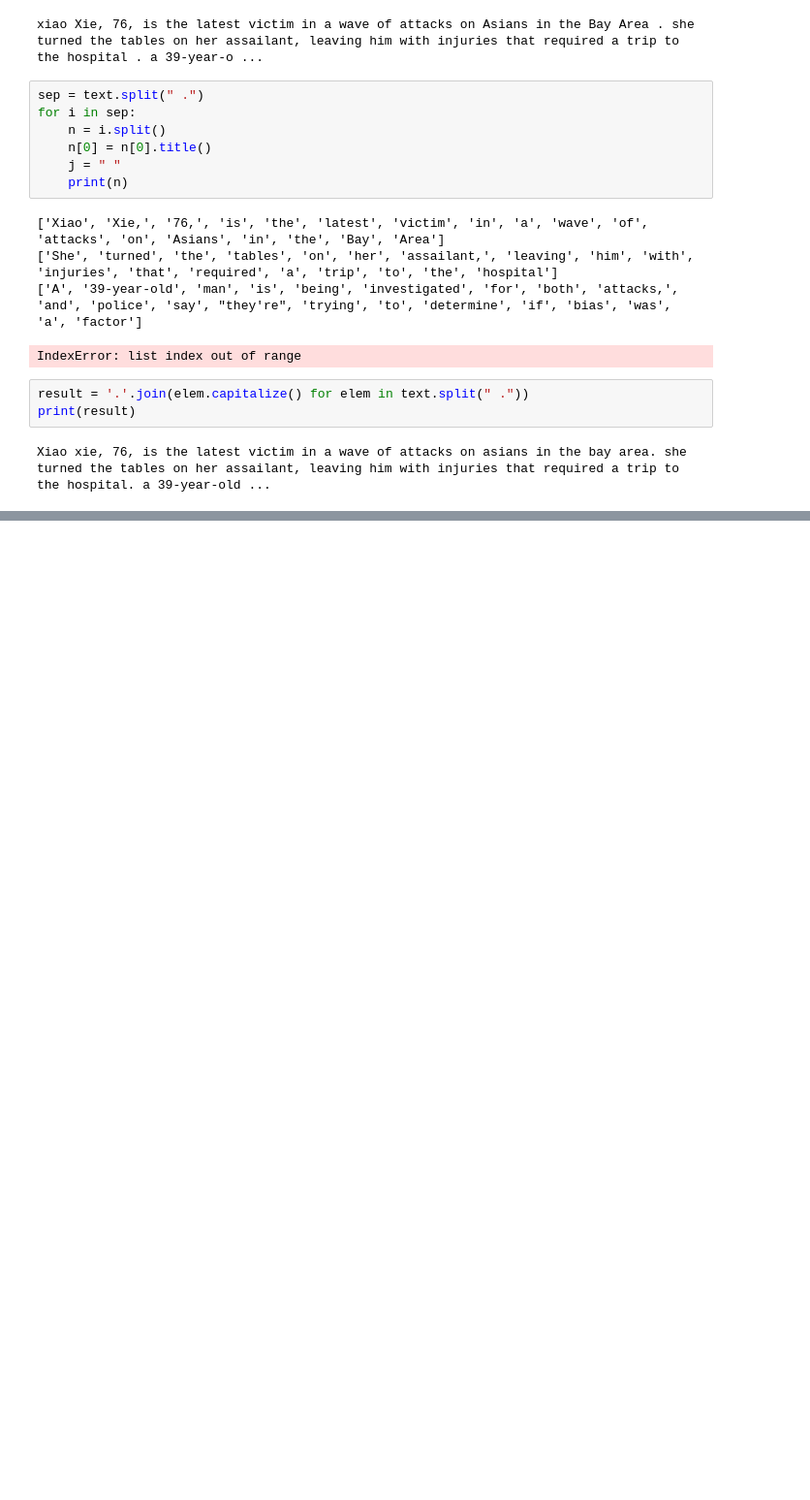
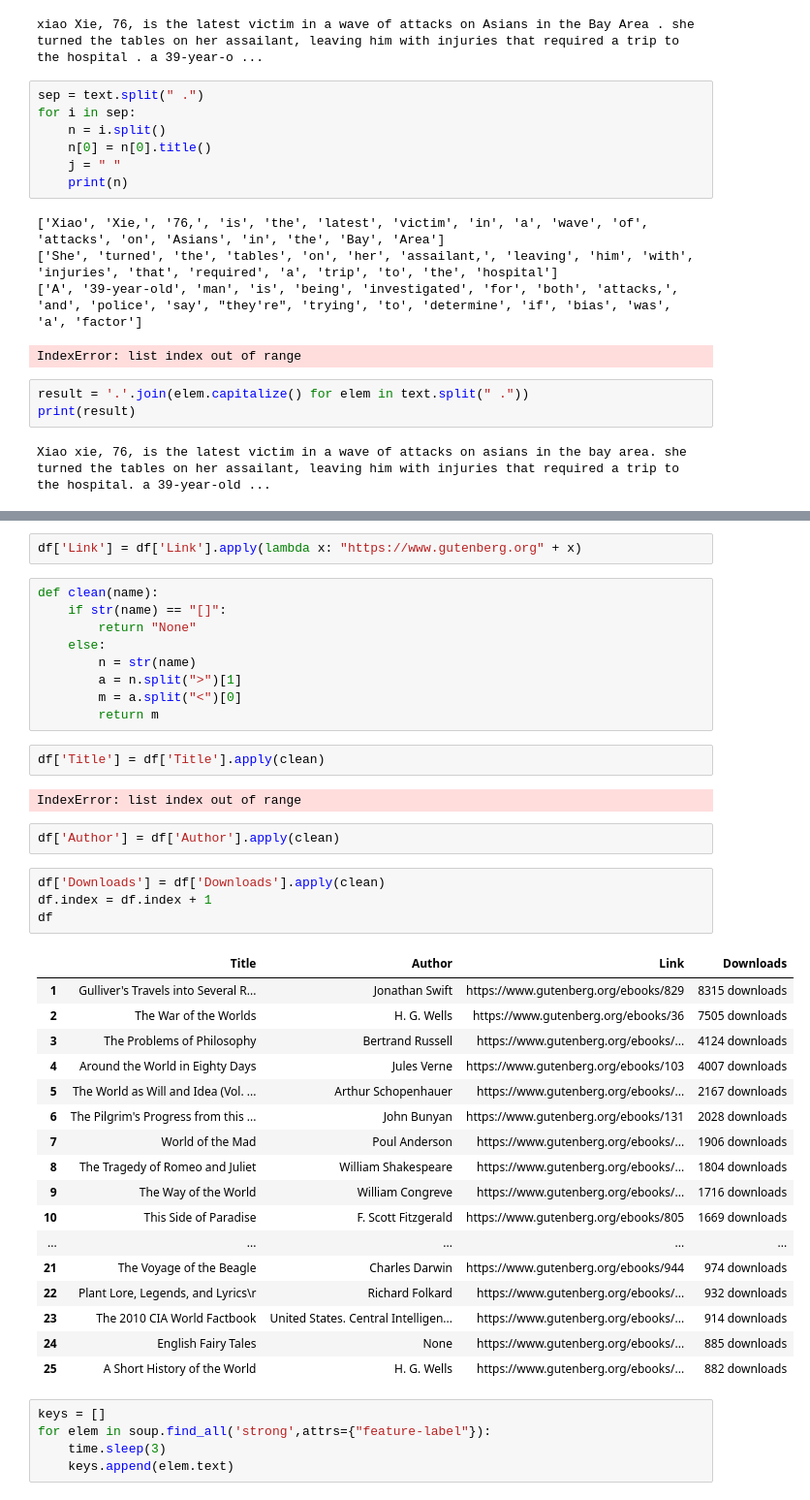
Before and after one commit to arlene14ko/NLP-Text-Summarization, a Jupyter notebook: Test.ipynb, the cells around one changed output, grey strips where cells are left out. Shown at 97% size. Cells and saved outputs as stored; diff of their text form; blank space fills up the shorter version.

Commit message:
working text summarization

```diff
--- a/Test.ipynb
+++ b/Test.ipynb
@@ -213,0 +403,44 @@ Xiao xie, 76, is the latest victim in a wave of attacks on asians in the bay are
+# %%
+df['Link'] = df['Link'].apply(lambda x: "https://www.gutenberg.org" + x)
+# %%
+def clean(name):
+    if str(name) == "[]":
+        return "None"
+    else:
+        n = str(name)
+        a = n.split(">")[1]
+        m = a.split("<")[0]
+        return m
+# %%
+df['Title'] = df['Title'].apply(clean)
+# %% [output]
+IndexError: list index out of range
+# %%
+df['Author'] = df['Author'].apply(clean)
+# %%
+df['Downloads'] = df['Downloads'].apply(clean)
+df.index = df.index + 1
+df
+# %% [output]
+|  | Title | Author | Link | Downloads |
+| 1 | Gulliver's Travels into Several R... | Jonathan Swift | https://www.gutenberg.org/ebooks/829 | 8315 downloads |
+| 2 | The War of the Worlds | H. G. Wells | https://www.gutenberg.org/ebooks/36 | 7505 downloads |
+| 3 | The Problems of Philosophy | Bertrand Russell | https://www.gutenberg.org/ebooks/... | 4124 downloads |
+| 4 | Around the World in Eighty Days | Jules Verne | https://www.gutenberg.org/ebooks/103 | 4007 downloads |
+| 5 | The World as Will and Idea (Vol. ... | Arthur Schopenhauer | https://www.gutenberg.org/ebooks/... | 2167 downloads |
+| 6 | The Pilgrim's Progress from this ... | John Bunyan | https://www.gutenberg.org/ebooks/131 | 2028 downloads |
+| 7 | World of the Mad | Poul Anderson | https://www.gutenberg.org/ebooks/... | 1906 downloads |
+| 8 | The Tragedy of Romeo and Juliet | William Shakespeare | https://www.gutenberg.org/ebooks/... | 1804 downloads |
+| 9 | The Way of the World | William Congreve | https://www.gutenberg.org/ebooks/... | 1716 downloads |
+| 10 | This Side of Paradise | F. Scott Fitzgerald | https://www.gutenberg.org/ebooks/805 | 1669 downloads |
+| ... | ... | ... | ... | ... |
+| 21 | The Voyage of the Beagle | Charles Darwin | https://www.gutenberg.org/ebooks/944 | 974 downloads |
+| 22 | Plant Lore, Legends, and Lyrics\r | Richard Folkard | https://www.gutenberg.org/ebooks/... | 932 downloads |
+| 23 | The 2010 CIA World Factbook | United States. Central Intelligen... | https://www.gutenberg.org/ebooks/... | 914 downloads |
+| 24 | English Fairy Tales | None | https://www.gutenberg.org/ebooks/... | 885 downloads |
+| 25 | A Short History of the World | H. G. Wells | https://www.gutenberg.org/ebooks/... | 882 downloads |
+# %%
+keys = []
+for elem in soup.find_all('strong',attrs={"feature-label"}):
+    time.sleep(3)
+    keys.append(elem.text)
```
Also changed, not shown: parts of 42 cells of this notebook, 10 other files.
